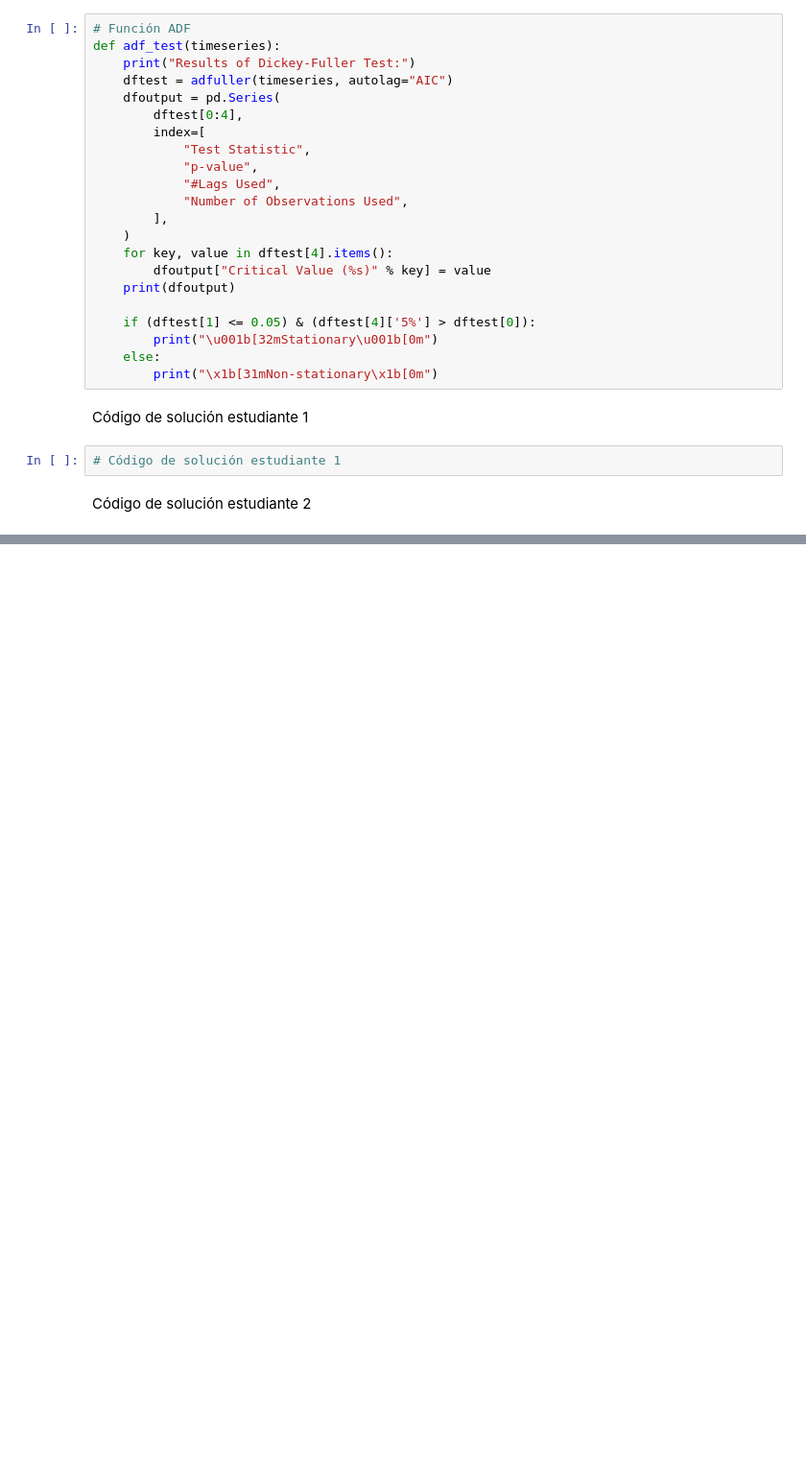
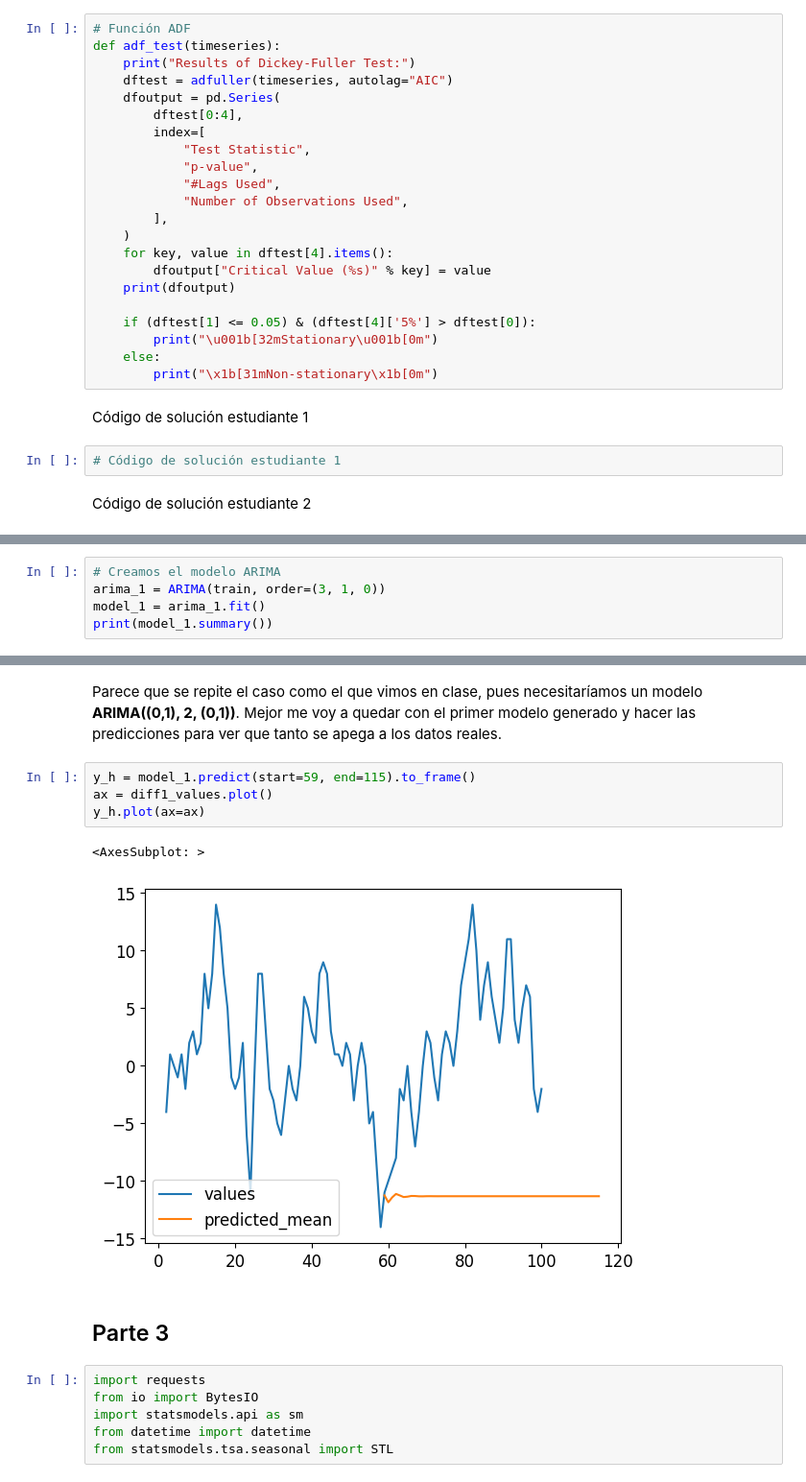
Before and after one commit to RafaJBZ/Tarea_2_RAJuarez_PAVilla, a Jupyter notebook: Tarea2.ipynb, the cells around one changed output, grey strips where cells are left out. Shown at 96% size. Saved outputs shown, nothing was run; the diff lists cells and outputs as text; blank space fills up the shorter version.

```diff
--- a/Tarea2.ipynb
+++ b/Tarea2.ipynb
@@ -88,0 +157,5 @@ Código de solución estudiante 2
+# %%
+# Creamos el modelo ARIMA
+arima_1 = ARIMA(train, order=(3, 1, 0))
+model_1 = arima_1.fit()
+print(model_1.summary())
@@ -88,0 +249,18 @@ Código de solución estudiante 2
+# %% [markdown]
+Parece que se repite el caso como el que vimos en clase, pues necesitaríamos un modelo **ARIMA((0,1), 2, (0,1))**.
+Mejor me voy a quedar con el primer modelo generado y hacer las predicciones para ver que tanto se apega a los datos reales.
+# %%
+y_h = model_1.predict(start=59, end=115).to_frame()
+ax = diff1_values.plot()
+y_h.plot(ax=ax)
+# %% [output]
+<AxesSubplot: >
+[figure, added]
+# %% [markdown]
+## Parte 3
+# %%
+import requests
+from io import BytesIO
+import statsmodels.api as sm
+from datetime import datetime
+from statsmodels.tsa.seasonal import STL
```
Also changed, not shown: parts of 23 cells of this notebook.
